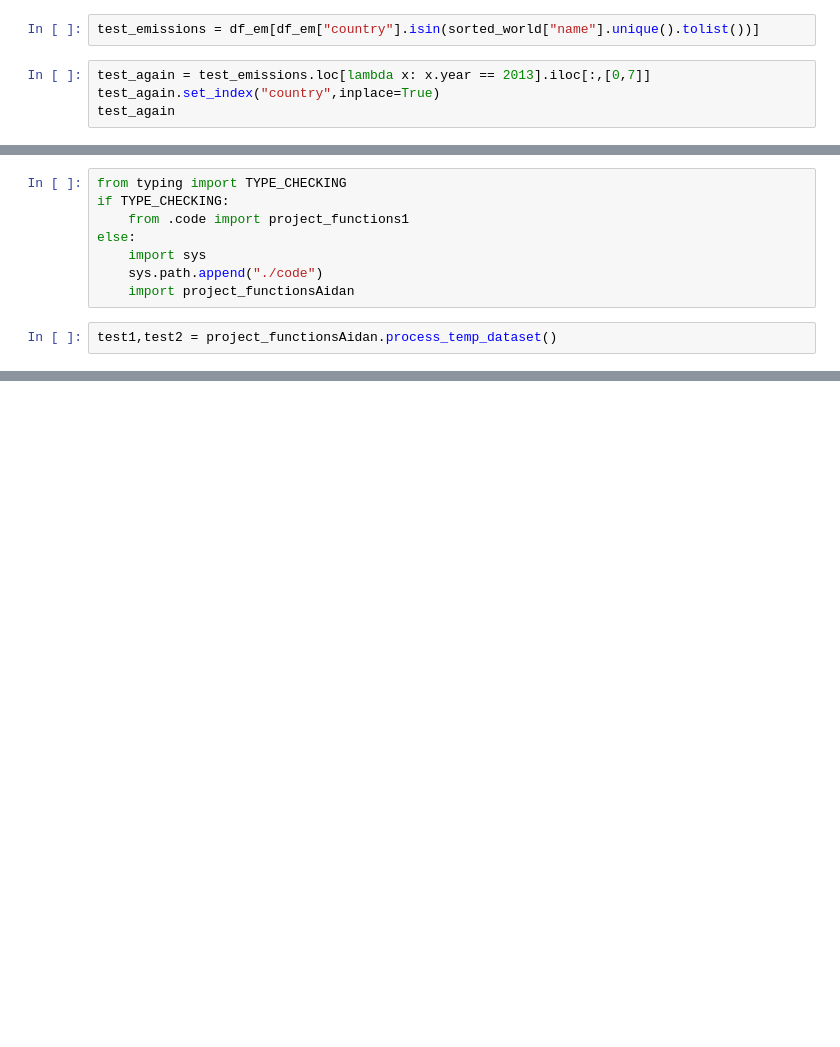
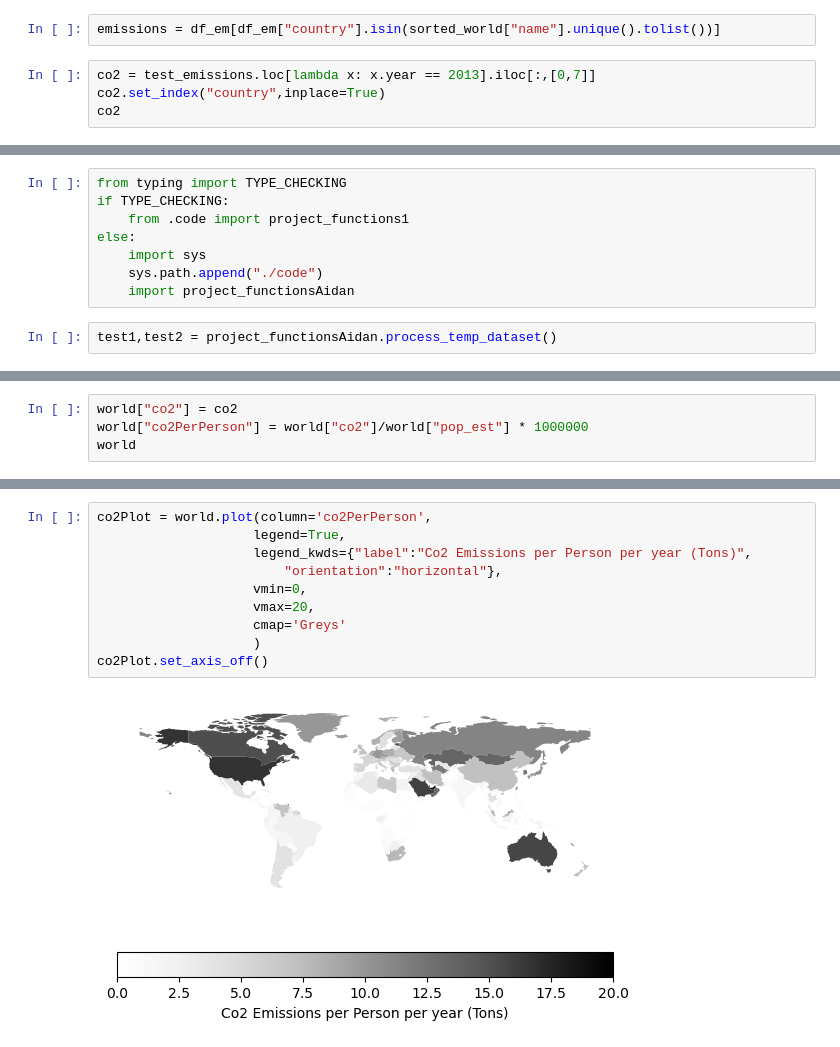
Before and after one commit to ubco-W2022T2-data301/project-group-group42, a Jupyter notebook: analysis/analysisAidan.ipynb, the cells around one changed output, grey strips where cells are left out. Drawn from its saved outputs; the diff is of its cells as text; blank space fills up the shorter version.

```diff
--- a/analysis/analysisAidan.ipynb
+++ b/analysis/analysisAidan.ipynb
@@ -297,11 +299,11 @@ pivoted_temp["p_value"] = list(pvalues.values())
 # %%
 #Plot carbon emissions with p-value of MannKendall on log scale
 # %%
-test_emissions = df_em[df_em["country"].isin(sorted_world["name"].unique().tolist())]
+emissions = df_em[df_em["country"].isin(sorted_world["name"].unique().tolist())]
 # %%
-test_again = test_emissions.loc[lambda x: x.year == 2013].iloc[:,[0,7]]
-test_again.set_index("country",inplace=True)
-test_again
+co2 = test_emissions.loc[lambda x: x.year == 2013].iloc[:,[0,7]]
+co2.set_index("country",inplace=True)
+co2
 # %% [output]
 |  | co2 |
 | country |  |
@@ -354,0 +336,4 @@ test1,test2 = project_functionsAidan.process_temp_dataset()
+# %%
+world["co2"] = co2
+world["co2PerPerson"] = world["co2"]/world["pop_est"] * 1000000
+world
@@ -354,0 +355,12 @@ test1,test2 = project_functionsAidan.process_temp_dataset()
+# %%
+co2Plot = world.plot(column='co2PerPerson',
+                    legend=True,
+                    legend_kwds={"label":"Co2 Emissions per Person per year (Tons)",
+                        "orientation":"horizontal"},
+                    vmin=0,
+                    vmax=20,
+                    cmap='Greys'
+                    )
+co2Plot.set_axis_off()
+# %% [output]
+[figure, added]
```
Also changed, not shown: parts of 10 cells of this notebook, 1 other file.
